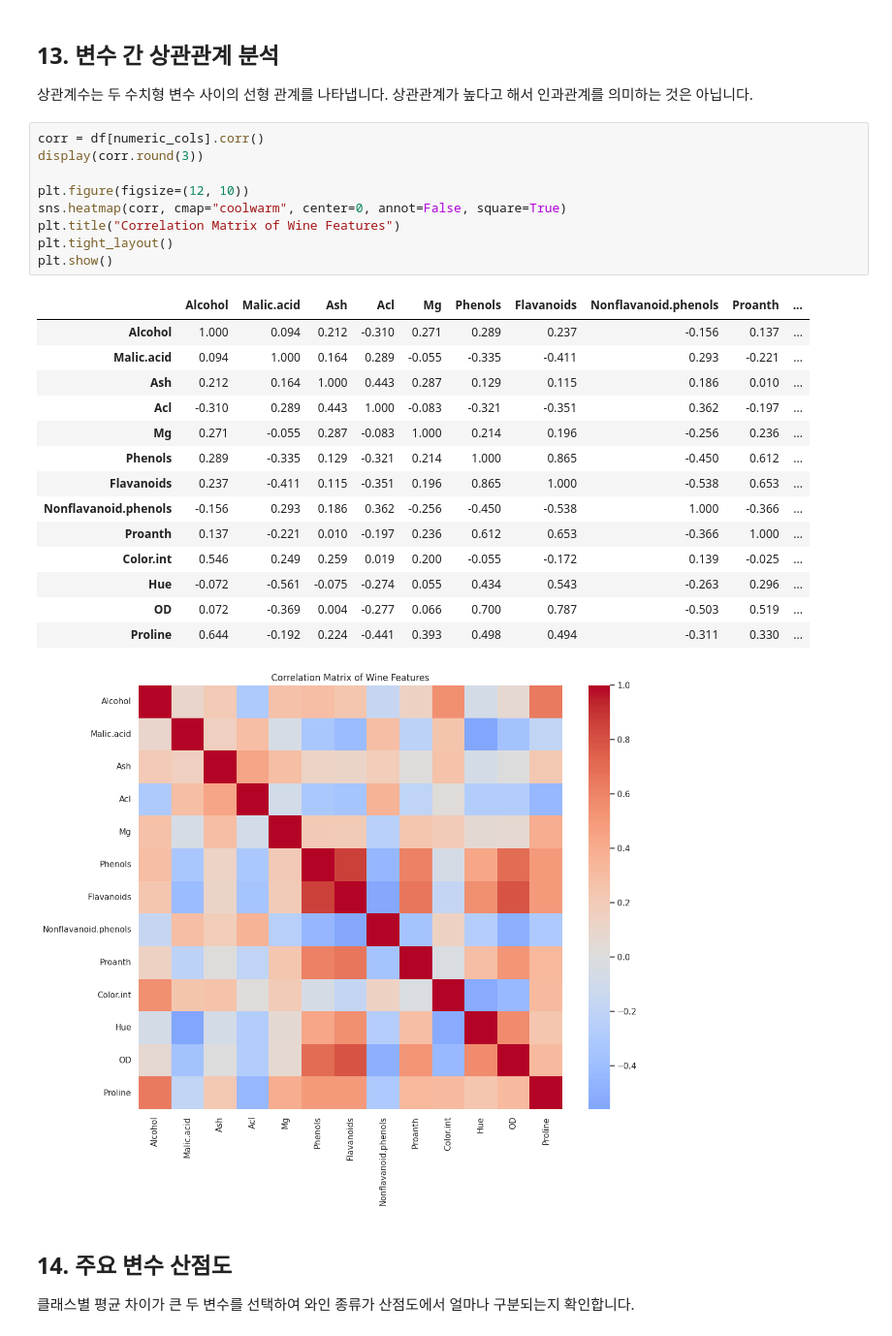
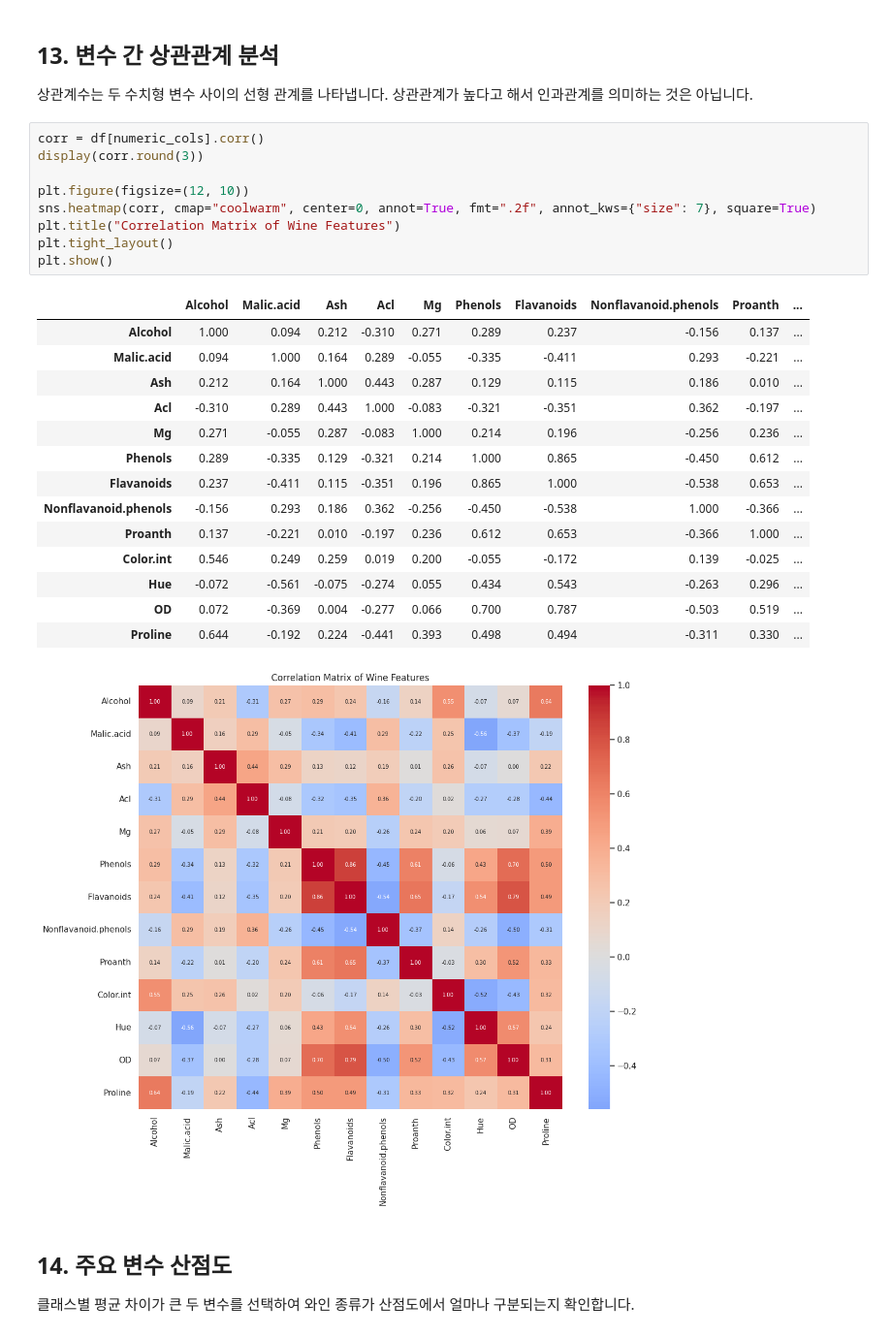
Before and after one commit to HONGSAHUN/Report_0921, a Jupyter notebook: wine_EDA_sahun.ipynb, the cells around one changed output. Shown at 97% size. Cells and saved outputs as stored; diff of their text form.

```diff
--- a/wine_EDA_sahun.ipynb
+++ b/wine_EDA_sahun.ipynb
@@ -309,28 +310,28 @@ Pair Plot에 사용할 변수: ['Proline', 'Mg', 'Acl', 'Color.int']
 # %%
 corr = df[numeric_cols].corr()
 display(corr.round(3))
 
 plt.figure(figsize=(12, 10))
-sns.heatmap(corr, cmap="coolwarm", center=0, annot=False, square=True)
+sns.heatmap(corr, cmap="coolwarm", center=0, annot=True, fmt=".2f", annot_kws={"size": 7}, square=True)
 plt.title("Correlation Matrix of Wine Features")
 plt.tight_layout()
 plt.show()
 # %% [output]
 |  | Alcohol | Malic.acid | Ash | Acl | Mg | Phenols | Flavanoids | Nonflavanoid.phenols | Proanth | ... |
 | Alcohol | 1.000 | 0.094 | 0.212 | -0.310 | 0.271 | 0.289 | 0.237 | -0.156 | 0.137 | ... |
 | Malic.acid | 0.094 | 1.000 | 0.164 | 0.289 | -0.055 | -0.335 | -0.411 | 0.293 | -0.221 | ... |
 | Ash | 0.212 | 0.164 | 1.000 | 0.443 | 0.287 | 0.129 | 0.115 | 0.186 | 0.010 | ... |
 | Acl | -0.310 | 0.289 | 0.443 | 1.000 | -0.083 | -0.321 | -0.351 | 0.362 | -0.197 | ... |
 | Mg | 0.271 | -0.055 | 0.287 | -0.083 | 1.000 | 0.214 | 0.196 | -0.256 | 0.236 | ... |
 | Phenols | 0.289 | -0.335 | 0.129 | -0.321 | 0.214 | 1.000 | 0.865 | -0.450 | 0.612 | ... |
 | Flavanoids | 0.237 | -0.411 | 0.115 | -0.351 | 0.196 | 0.865 | 1.000 | -0.538 | 0.653 | ... |
 | Nonflavanoid.phenols | -0.156 | 0.293 | 0.186 | 0.362 | -0.256 | -0.450 | -0.538 | 1.000 | -0.366 | ... |
 | Proanth | 0.137 | -0.221 | 0.010 | -0.197 | 0.236 | 0.612 | 0.653 | -0.366 | 1.000 | ... |
 | Color.int | 0.546 | 0.249 | 0.259 | 0.019 | 0.200 | -0.055 | -0.172 | 0.139 | -0.025 | ... |
 | Hue | -0.072 | -0.561 | -0.075 | -0.274 | 0.055 | 0.434 | 0.543 | -0.263 | 0.296 | ... |
 | OD | 0.072 | -0.369 | 0.004 | -0.277 | 0.066 | 0.700 | 0.787 | -0.503 | 0.519 | ... |
 | Proline | 0.644 | -0.192 | 0.224 | -0.441 | 0.393 | 0.498 | 0.494 | -0.311 | 0.330 | ... |
-[figure, old version]
+[figure, new version]
 # %% [markdown]
 ## 14. 주요 변수 산점도
 
```
Also changed, not shown: parts of 8 cells of this notebook.
